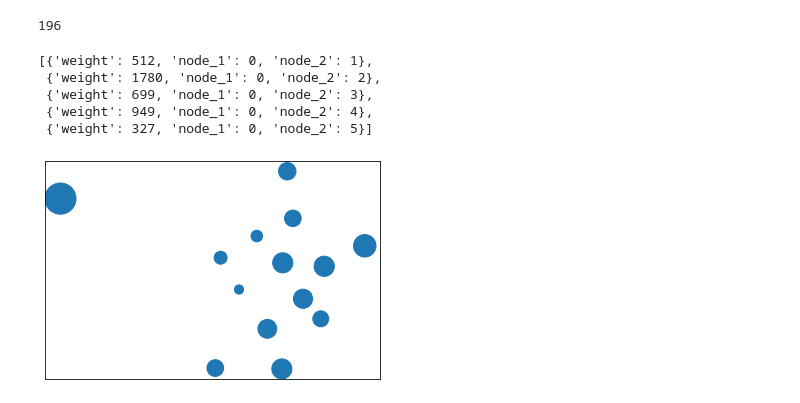
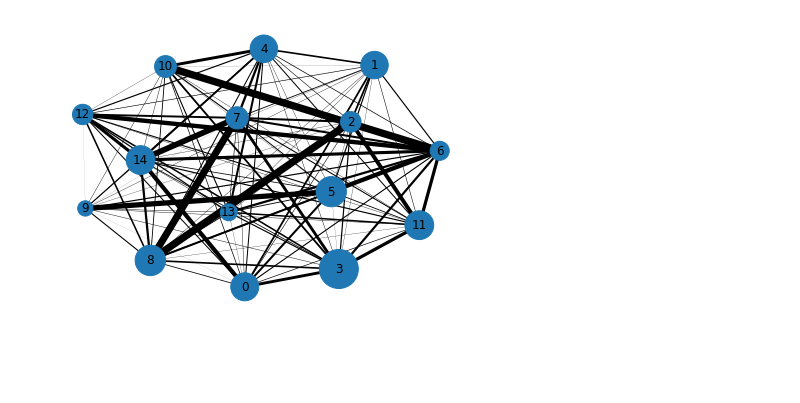
Before and after one commit to grantaguinaldo/ssie, a Jupyter notebook: ssie641/ssie-641-homework-02.ipynb, the cells around one changed output. Saved outputs shown, nothing was run; the diff lists cells and outputs as text; code cells hidden in the pictures; blank space fills up the shorter version.

```diff
--- a/ssie641/ssie-641-homework-02.ipynb
+++ b/ssie641/ssie-641-homework-02.ipynb
@@ -91,27 +0,0 @@ qg.edges[community_nodes[0], community_nodes[10]]
-# %%
-from itertools import product
-
-cart_product = [(a, b) for a, b in product([i for i in range(0, 14)], [i for i in range(0, 14)])]
-len(cart_product)
-# %% [output]
-196
-# %%
-results = []
-for each in cart_product:
-    try:
-        results_dict = dict()
-        results_dict['weight'] = qg.edges[community_nodes[each[0]], community_nodes[each[1]]]['weight']
-        results_dict['node_1'] = each[0]
-        results_dict['node_2'] = each[1]
-        results.append(results_dict)
-    except:
-        pass
-#TODO: Overlay edges, based on weights onto the graph, `nodes`.
-results[:5]
-#https://stackoverflow.com/questions/62935983/vary-thickness-of-edges-based-on-weight-in-networkx
-# %% [output]
-[{'weight': 512, 'node_1': 0, 'node_2': 1},
- {'weight': 1780, 'node_1': 0, 'node_2': 2},
- {'weight': 699, 'node_1': 0, 'node_2': 3},
- {'weight': 949, 'node_1': 0, 'node_2': 4},
- {'weight': 327, 'node_1': 0, 'node_2': 5}]
@@ -120,6 +0,0 @@ qg_list_of_subgraphs = [qg.nodes[community_nodes[each]] for each in cidx]
-# %%
-nodes = nx.draw_networkx_nodes(qg,
-                               pos=nx.spring_layout(qg),
-                               node_size=[each['density']*45000 for each in qg_list_of_subgraphs])
-# %% [output]
-[figure, removed]
@@ -125,0 +53,8 @@ nodes = nx.draw_networkx_nodes(qg,
+# %%
+G = nx.Graph()
+G.add_edges_from(cart_product_node_idx)
+nx.draw(G,
+        node_size=[each['node_density']*10000 for each in node_density_dict],
+        with_labels=True, width=[each['weight_density']*250 for each in edge_density_dict])
+# %% [output]
+[figure, added]
```
Also changed, not shown: parts of 31 cells of this notebook.
